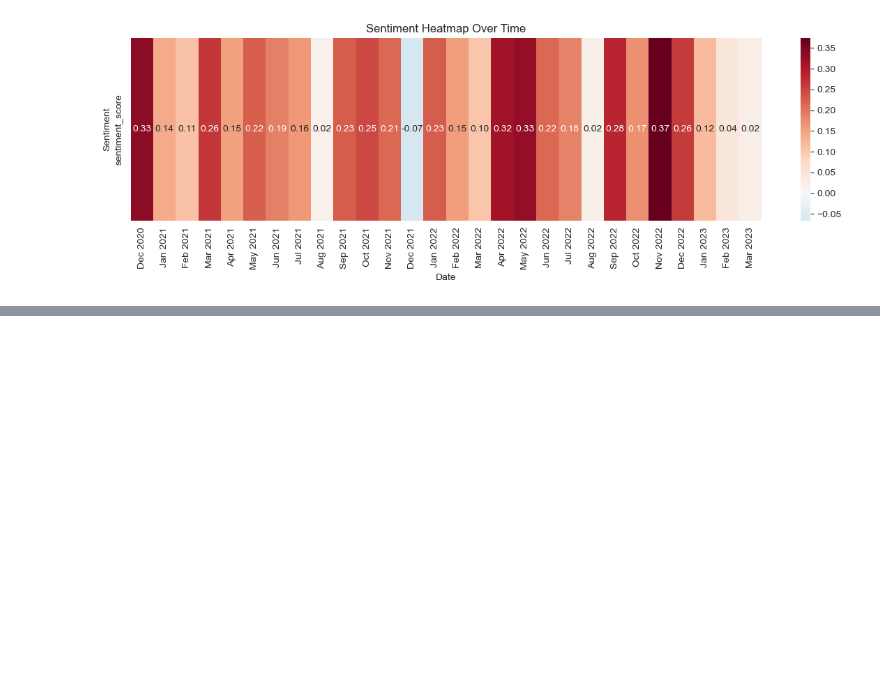
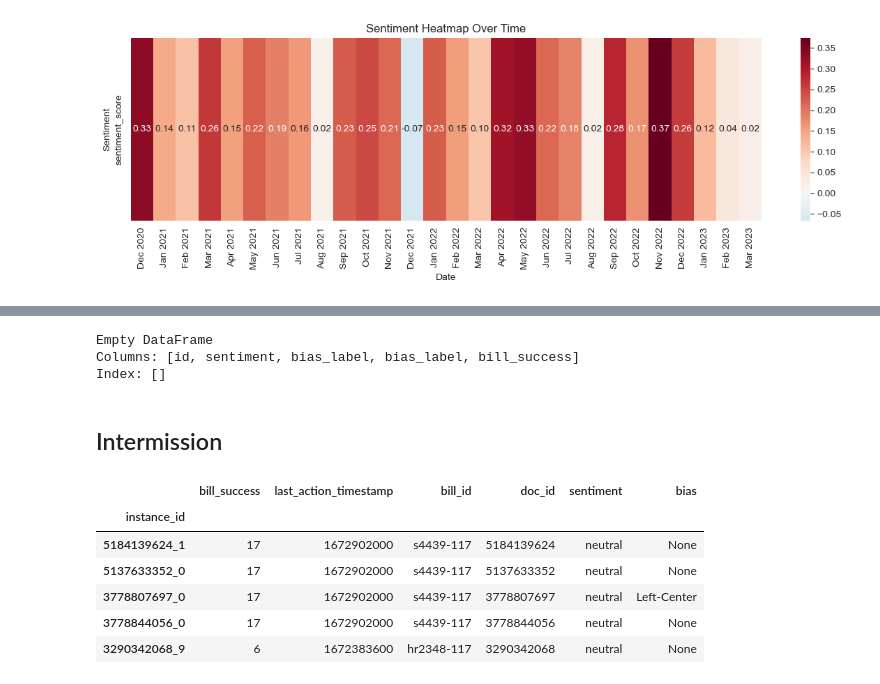
Before and after one commit to bessex/climate-policy, a Jupyter notebook: notebooks/sentiment_vs_bias.ipynb, the cells around one changed output, grey strips where cells are left out. Cells and saved outputs as stored; diff of their text form; code cells hidden in the pictures; blank space fills up the shorter version.

```diff
--- a/notebooks/sentiment_vs_bias.ipynb
+++ b/notebooks/sentiment_vs_bias.ipynb
@@ -379,0 +491,25 @@ plt.show()
+# %%
+# Assume we have the following data available:
+# - merged_sentiment_df: DataFrame with 'id', 'sentiment', and 'date' columns
+# - bias_df: DataFrame with 'id', 'bias' (or 'bias_label') column
+# - bill_data: dictionary with bill information including 'last_action_ordinal' (bill success)
+
+# Extract the relevant information from the bill_data dictionary and convert it to a DataFrame
+bill_df = pd.DataFrame(bill_data).T
+bill_df['id'] = bill_df['bill_id']  # Create an 'id' column to match with merged_sentiment_df and bias_df
+
+# Merge sentiment_df with bias_df to get bias information
+sentiment_bias_df = pd.merge(merged_sentiment_df, bias_df[['id', 'bias']], on='id', how='inner')
+
+# Merge sentiment_bias_df with bill_df to get bill success information
+data = pd.merge(sentiment_bias_df, bill_df[['id', 'last_action_ordinal']], on='id', how='inner')
+
+# Rename columns for clarity
+data.rename(columns={'bias': 'bias_label', 'last_action_ordinal': 'bill_success'}, inplace=True)
+
+# Print the first few rows of the resulting DataFrame
+print(data.head())
+# %% [output]
+Empty DataFrame
+Columns: [id, sentiment, bias_label, bias_label, bill_success]
+Index: []
@@ -379,0 +554,13 @@ plt.show()
+# %% [markdown]
+## Intermission
+# %%
+# load bias data ../data/documents_bias.json
+ordinal_bias = ['Left', 'Left-Center', 'Least Biased', 'Right-Center', 'Right']
+bias_text = {float(i+1): bias for i, bias in enumerate(ordinal_bias)}
+bias_text[None] = None
+
+with open('../data/documents_bias.json') as f:
+    bias_data = {doc_id: bias_text[doc['bias_rating']] for doc_id, doc in json.load(f).items()}
+
+# Convert the bias_data dictionary into a DataFrame
+bias_df = pd.DataFrame(list(bias_data.items()), columns=['doc_id', 'bias'])
@@ -379,0 +586,37 @@ plt.show()
+# %%
+with open('../data/all_instances_with_bill.json', 'r') as f:
+    inst_with_bill = json.load(f)
+
+bill_id_df = pd.DataFrame.from_dict(inst_with_bill, orient='index')
+bill_id_df = bill_id_df[['bill_id']]
+# %%
+with open('../data/bill_data.json', 'r') as f:
+    bill_data = json.load(f)
+
+bill_data_df = pd.DataFrame.from_dict(bill_data, orient='index')
+bill_data_df = bill_data_df[['last_action_ordinal', 'last_action_timestamp']]
+# %%
+# Merge the sentiment_df and bias_df DataFrames based on the doc_id column
+merged_df = pd.merge(sentiment_df, bias_df, on='doc_id', how='inner')
+
+# Set the 'instance_id' column as the index of the merged_df DataFrame
+merged_df.set_index('instance_id', inplace=True)
+
+# merge in bill ids
+merged_df = pd.merge(bill_id_df, merged_df, left_index=True, right_on='instance_id')
+
+# merge in bill success
+merged_df = pd.merge(bill_data_df, merged_df, left_index=True, right_on='bill_id')
+
+# Rename the 'last_action_ordinal' column to 'bill_success'
+merged_df.rename(columns={'last_action_ordinal': 'bill_success'}, inplace=True)
+# %%
+merged_df.head()
+# %% [output]
+|  | bill_success | last_action_timestamp | bill_id | doc_id | sentiment | bias |
+| instance_id |  |  |  |  |  |  |
+| 5184139624_1 | 17 | 1672902000 | s4439-117 | 5184139624 | neutral | None |
+| 5137633352_0 | 17 | 1672902000 | s4439-117 | 5137633352 | neutral | None |
+| 3778807697_0 | 17 | 1672902000 | s4439-117 | 3778807697 | neutral | Left-Center |
+| 3778844056_0 | 17 | 1672902000 | s4439-117 | 3778844056 | neutral | None |
+| 3290342068_9 | 6 | 1672383600 | hr2348-117 | 3290342068 | neutral | None |
```
Also changed, not shown: parts of 13 cells of this notebook, 2 other files.
